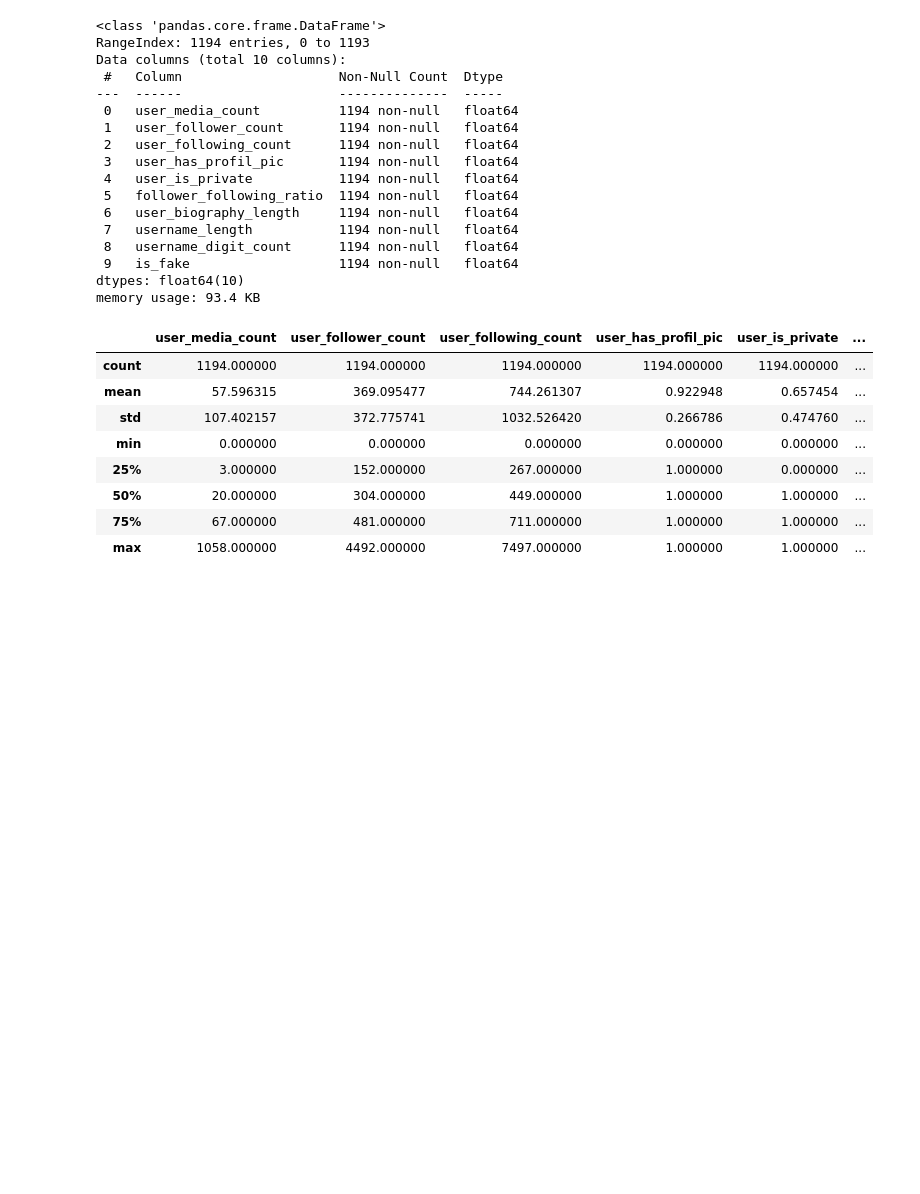
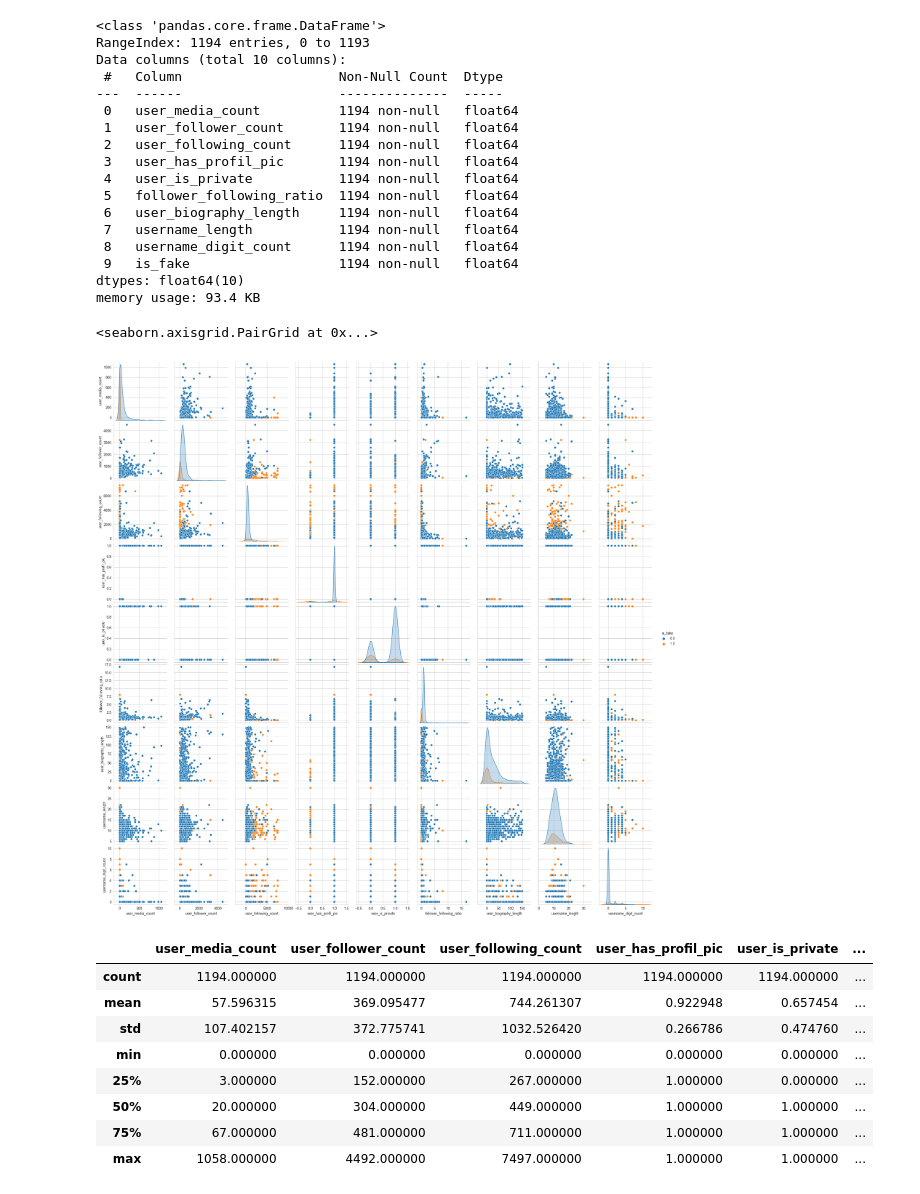
Before and after one commit to waffiqaziz/ta-instafake, a Jupyter notebook: Noteboook2.ipynb, the cells around one changed output. Drawn from its saved outputs; the diff is of its cells as text; code cells hidden in the pictures; blank space fills up the shorter version.

```diff
--- a/Noteboook2.ipynb
+++ b/Noteboook2.ipynb
@@ -13,24 +16,27 @@ dataset_version = "fake-v1.0"
 fake_dataset = import_data(dataset_path, dataset_version).T
 # %%
 fake_dataset.info()
+sns.pairplot(fake_dataset, hue = 'is_fake')
 # %% [output]
 <class 'pandas.core.frame.DataFrame'>
 RangeIndex: 1194 entries, 0 to 1193
 Data columns (total 10 columns):
  #   Column                    Non-Null Count  Dtype
 ---  ------                    --------------  -----
  0   user_media_count          1194 non-null   float64
  1   user_follower_count       1194 non-null   float64
  2   user_following_count      1194 non-null   float64
  3   user_has_profil_pic       1194 non-null   float64
  4   user_is_private           1194 non-null   float64
  5   follower_following_ratio  1194 non-null   float64
  6   user_biography_length     1194 non-null   float64
  7   username_length           1194 non-null   float64
  8   username_digit_count      1194 non-null   float64
  9   is_fake                   1194 non-null   float64
 dtypes: float64(10)
 memory usage: 93.4 KB
+<seaborn.axisgrid.PairGrid at 0x...>
+[figure, added]
 # %%
 fake_dataset.describe()
 # %% [output]
```
Also changed, not shown: parts of 17 cells of this notebook.
